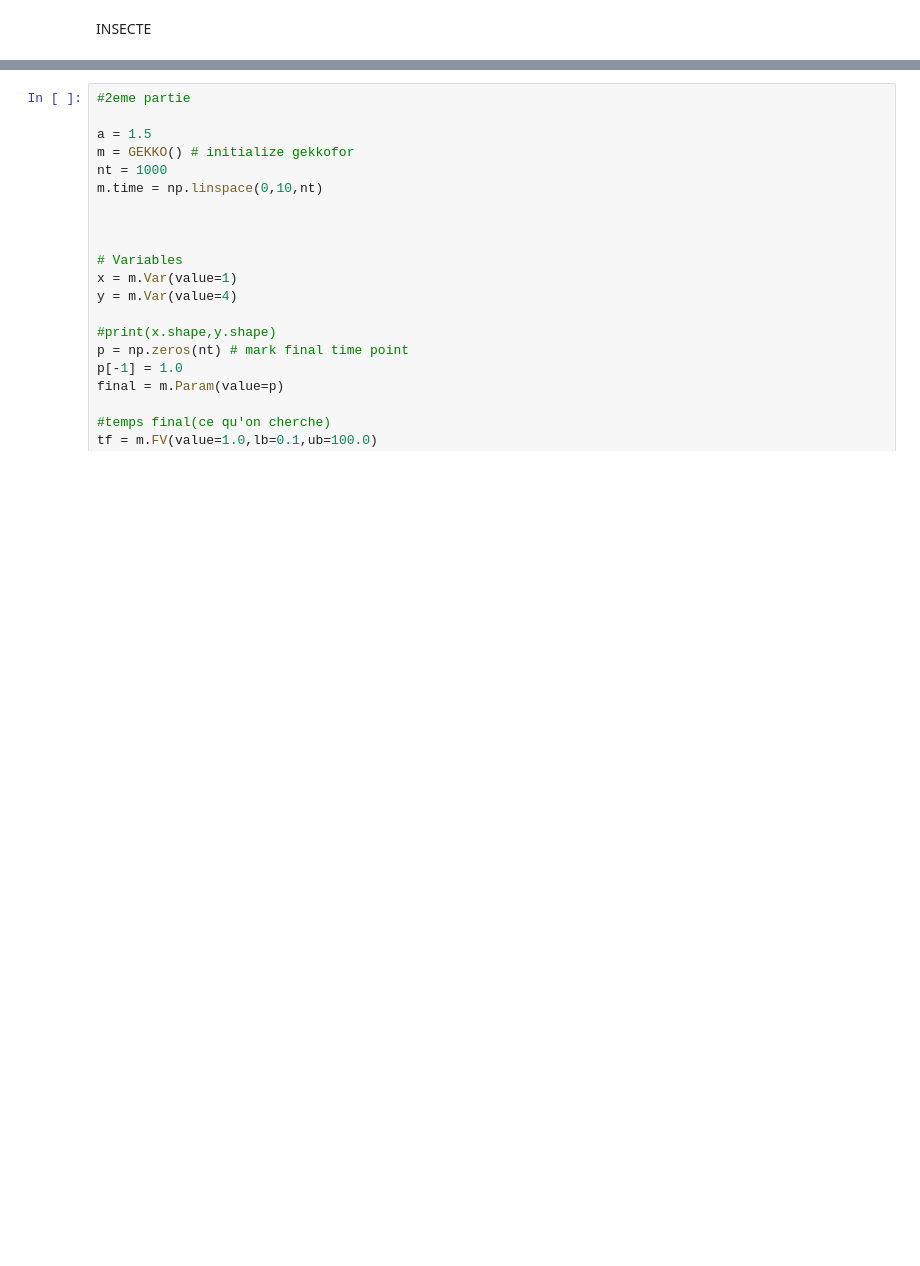
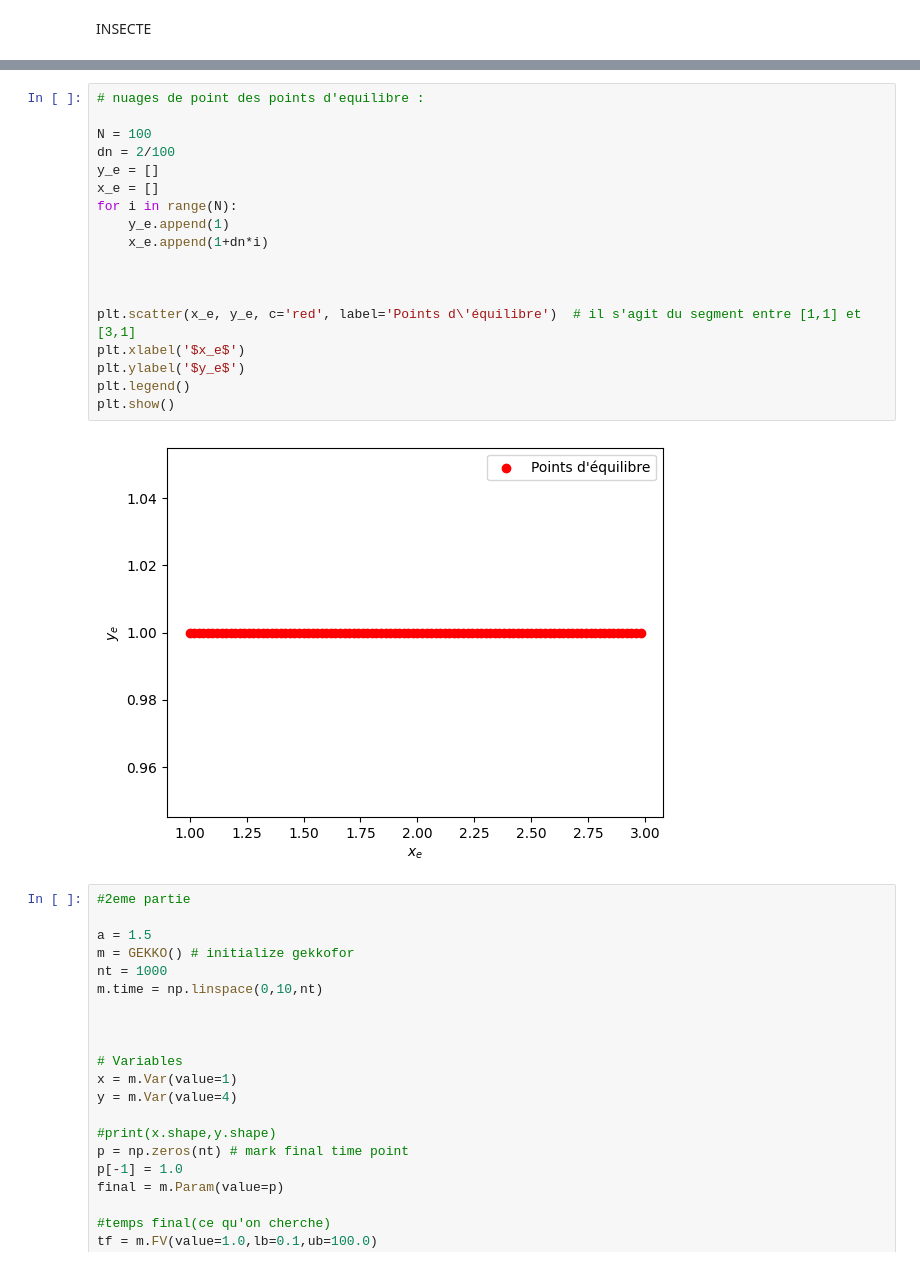
Before and after one commit to InfmathAxel/M2-csmi, a Jupyter notebook: CO/tp1.ipynb, the cells around one changed output, grey strips where cells are left out. Drawn from its saved outputs; the diff is of its cells as text; blank space fills up the shorter version.

```diff
--- a/CO/tp1.ipynb
+++ b/CO/tp1.ipynb
@@ -238,3 +273,23 @@ INSECTE
+# %%
+# nuages de point des points d'equilibre :
+
+N = 100
+dn = 2/100
+y_e = []
+x_e = []
+for i in range(N):
+    y_e.append(1)
+    x_e.append(1+dn*i)
+
+
+
+plt.scatter(x_e, y_e, c='red', label='Points d\'équilibre')  # il s'agit du segment entre [1,1] et [3,1]
+plt.xlabel('$x_e$')
+plt.ylabel('$y_e$')
+plt.legend()
+plt.show()
+# %% [output]
+[figure, added]
 # %%
 #2eme partie
 
```
Also changed, not shown: parts of 2 cells of this notebook.
